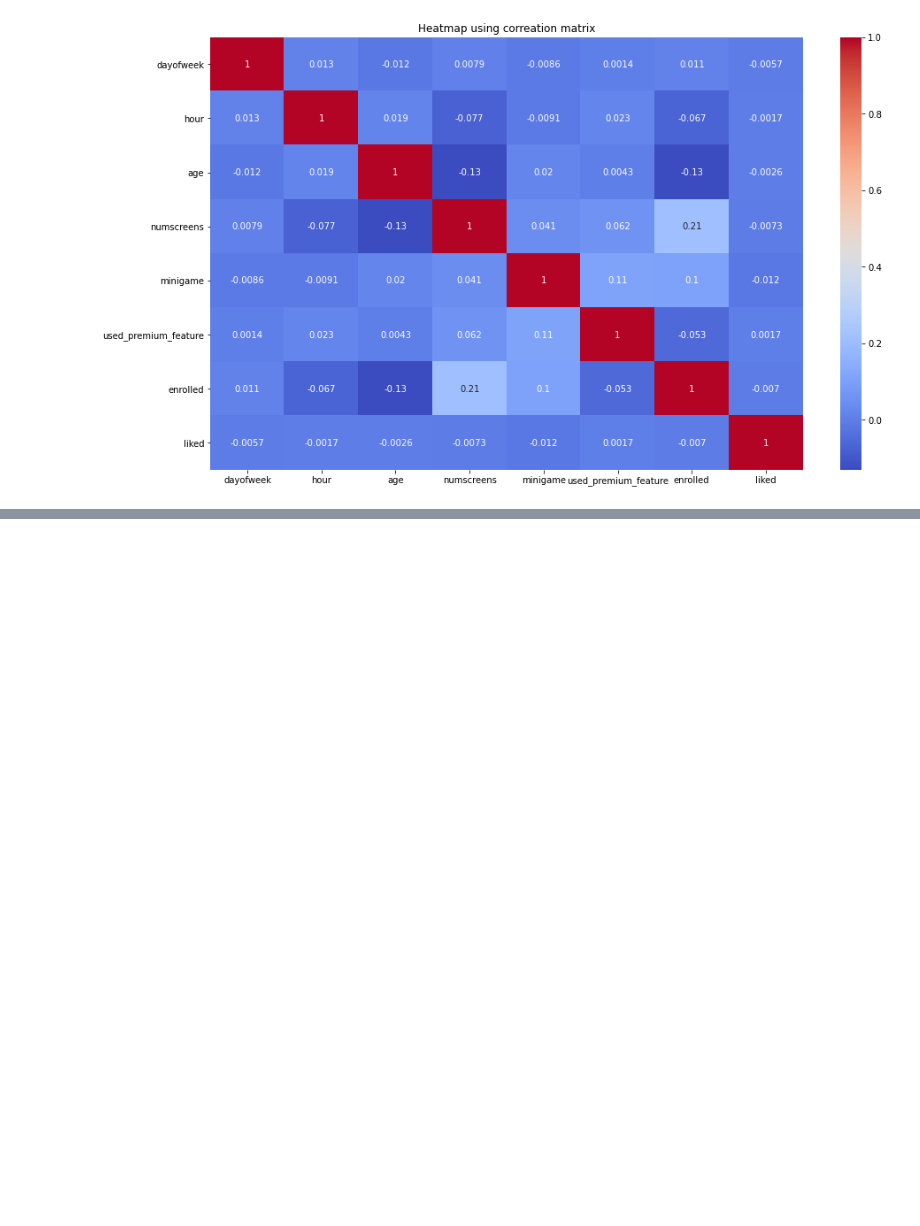
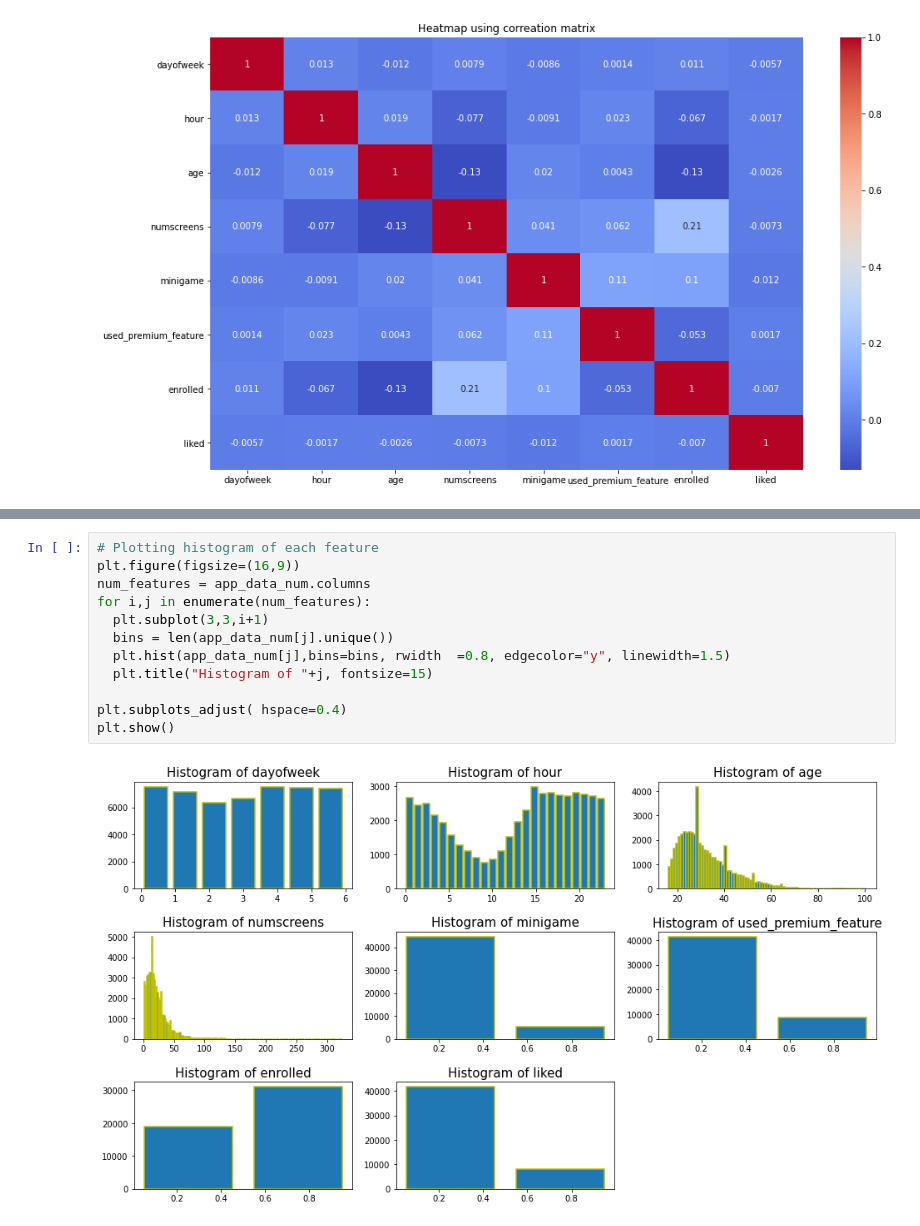
Before and after one commit to deltanode/Machine-Learning, a Jupyter notebook: customer_subscription_prediction/customer_subscription_prediction.ipynb, the cells around one changed output, grey strips where cells are left out. Saved outputs shown, nothing was run; the diff lists cells and outputs as text; blank space fills up the shorter version.

```diff
--- a/customer_subscription_prediction/customer_subscription_prediction.ipynb
+++ b/customer_subscription_prediction/customer_subscription_prediction.ipynb
@@ -185,0 +202,14 @@ plt.show()
+# %%
+# Plotting histogram of each feature
+plt.figure(figsize=(16,9))
+num_features = app_data_num.columns
+for i,j in enumerate(num_features):
+  plt.subplot(3,3,i+1)
+  bins = len(app_data_num[j].unique())
+  plt.hist(app_data_num[j],bins=bins, rwidth  =0.8, edgecolor="y", linewidth=1.5)
+  plt.title("Histogram of "+j, fontsize=15)
+
+plt.subplots_adjust( hspace=0.4)
+plt.show()
+# %% [output]
+[figure, added]
```
Also changed, not shown: parts of 17 cells of this notebook.
